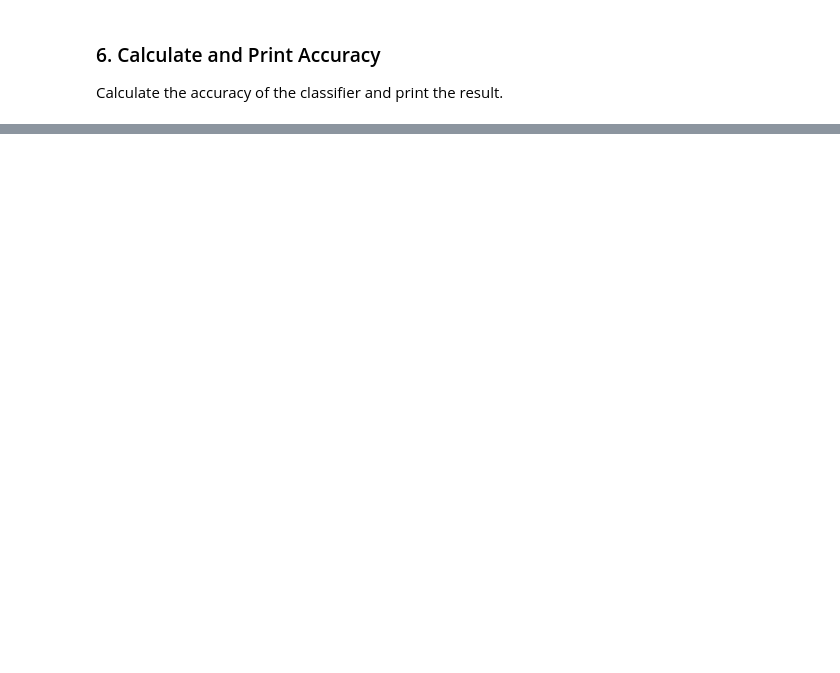
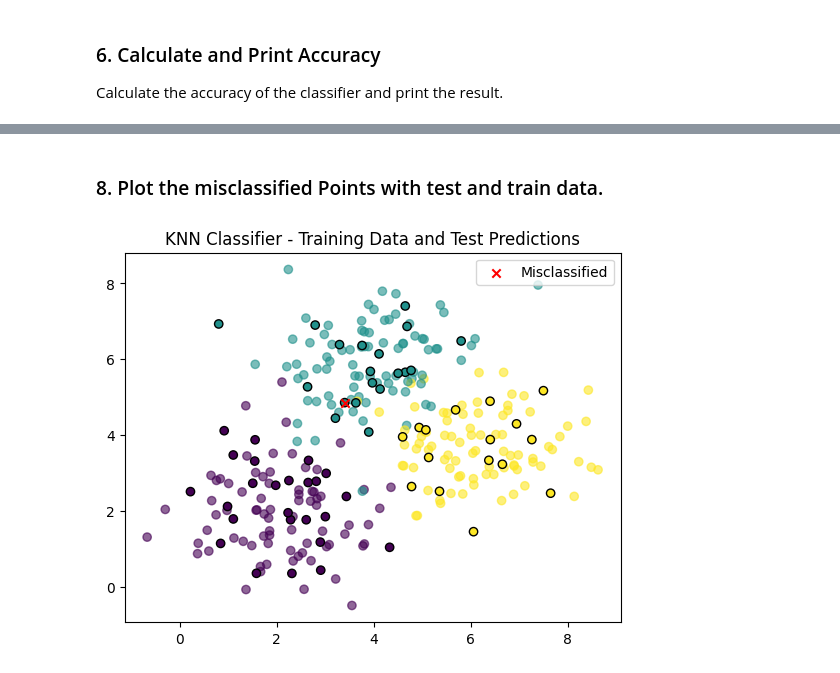
Before and after one commit to gurdeepsv/trainbooks, a Jupyter notebook: 09_KNN_classifier.ipynb, the cells around one changed output, grey strips where cells are left out. Cells and saved outputs as stored; diff of their text form; code cells hidden in the pictures; blank space fills up the shorter version.

```diff
--- a/09_KNN_classifier.ipynb
+++ b/09_KNN_classifier.ipynb
@@ -80,0 +83,23 @@ Accuracy: 0.88
+# %% [markdown]
+### 8.  Plot the misclassified Points with test and train data.
+# %%
+# Predict the labels for the test set
+y_pred = knn.predict(X_test)
+
+# Identify misclassified points
+misclassified = y_pred != y_test
+
+# Plot the training data
+plt.scatter(X_train[:, 0], X_train[:, 1], c=y_train, cmap='viridis', alpha=0.6)
+
+# Plot the test data with predicted labels
+plt.scatter(X_test[:, 0], X_test[:, 1], c=y_pred, cmap='viridis', edgecolors='k')
+
+# Plot the misclassified points
+plt.scatter(X_test[misclassified, 0], X_test[misclassified, 1], c='red', marker='x', label='Misclassified')
+
+plt.title('KNN Classifier - Training Data and Test Predictions')
+plt.legend()
+plt.show()
+# %% [output]
+[figure, added]
```
Also changed, not shown: parts of 6 cells of this notebook, 22 other files.
